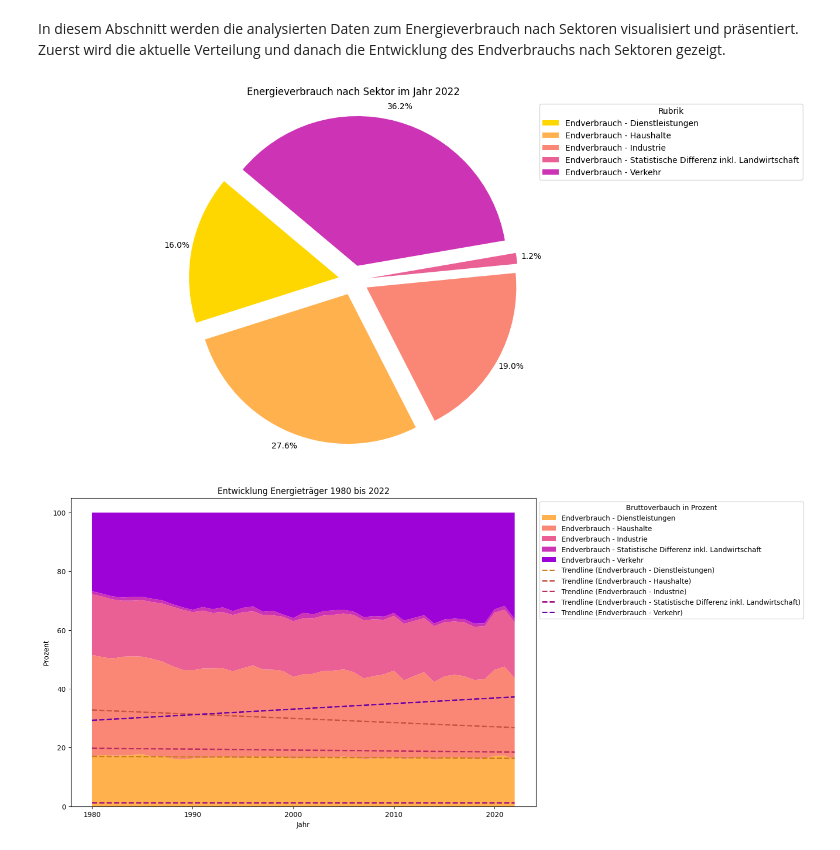
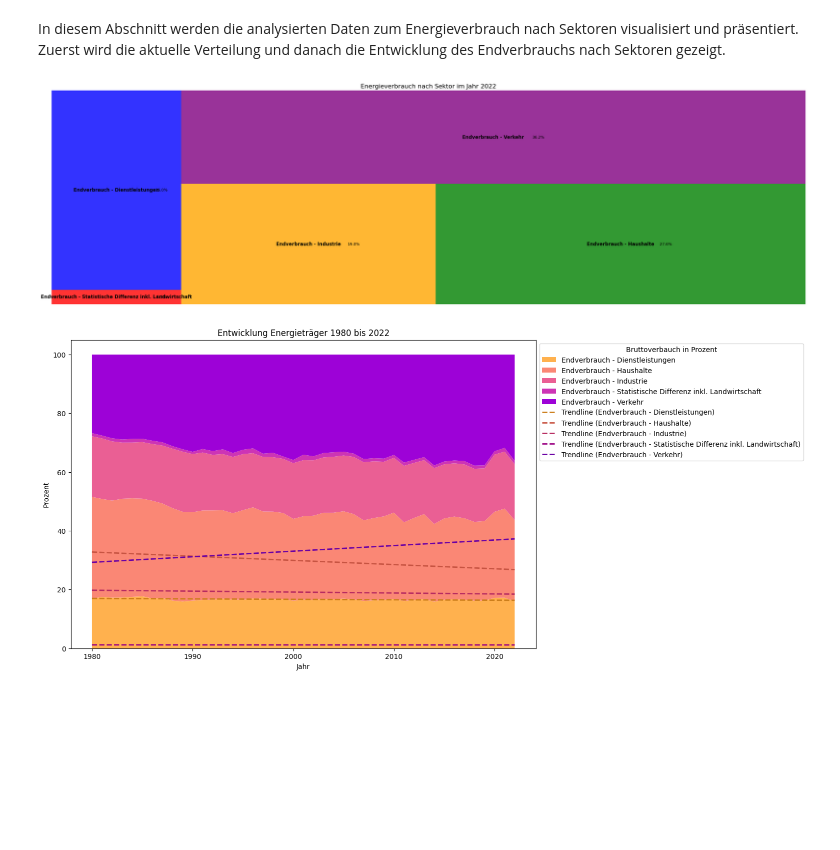
Before and after one commit to michaelzimmermannstudhslu/BINA_2024_energy_research, a Jupyter notebook: bina_casestudy_adhumezi.ipynb, the cells around one changed output. Drawn from its saved outputs; the diff is of its cells as text; code cells hidden in the pictures; blank space fills up the shorter version.

```diff
--- a/bina_casestudy_adhumezi.ipynb
+++ b/bina_casestudy_adhumezi.ipynb
@@ -1992,12 +2064,9 @@ Die Analyse der Auswertung zeigt, dass der Verkehr mit 36% und danach die Hausha
 In diesem Abschnitt werden die analysierten Daten zum Energieverbrauch nach Sektoren visualisiert und präsentiert. Zuerst wird die aktuelle Verteilung und danach die Entwicklung des Endverbrauchs nach Sektoren gezeigt.
 # %%
 # Alternative Darstellung
-
-colors = ['#ffd700', '#ffb14e', '#fa8775', '#ea5f94', '#cd34b5', '#9d02d7', '#0000ff']
-plt = plot_pie(EnergieDatenSektorenSummiert, 2022, carrier_col='Rubrik', percentage_col='Percentage', plot_title='Energieverbrauch nach Sektor im Jahr 2022', colors=colors, legend_title='Rubrik')
-plt.show()
+plot_treemap(EnergieDatenSektorenSummiert, 2022, carrier_col='Rubrik', percentage_col='Percentage', plot_title='Energieverbrauch nach Sektor im Jahr 2022')
 # %% [output]
-[figure, old version]
+[figure, new version]
 # %%
 # Create a stacked area plot
 colors = ['#ffb14e', '#fa8775', '#ea5f94', '#cd34b5', '#9d02d7', '#0000ff', '#0000a2']
```
Also changed, not shown: parts of 39 cells of this notebook.
